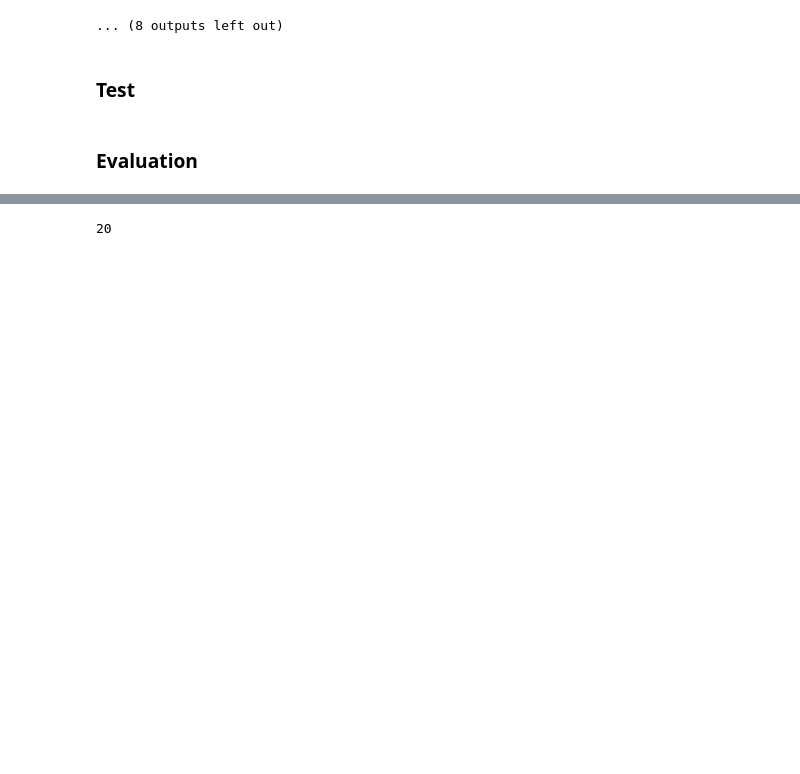
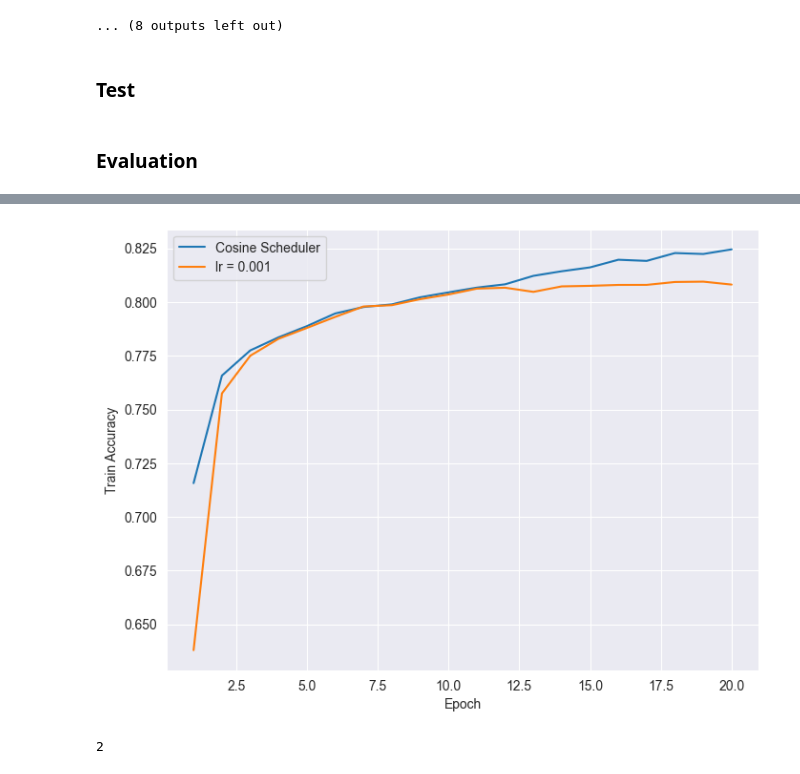
Before and after one commit to parissashahabi/CIFAR-10-Image-Classification-Using-MLP-and-RBF, a Jupyter notebook: training_by_backpropagation/Project_notebook.ipynb, the cells around one changed output, grey strips where cells are left out. Drawn from its saved outputs; the diff is of its cells as text; code cells hidden in the pictures; blank space fills up the shorter version.

```diff
--- a/training_by_backpropagation/Project_notebook.ipynb
+++ b/training_by_backpropagation/Project_notebook.ipynb
@@ -475,24 +477,24 @@ print(len(train_acc))
 # %%
 # train acc
 # Set up the plot
 sb.set_style("darkgrid")
 plt.figure(figsize=(8, 6))
 
 # Loop through each key in the dictionary and plot a line
 for key, data in train_acc.items():
     sb.lineplot(x=range(1, 21), y=data, label=key)
 
 # Add labels and legend
 
 plt.ylabel('Train Accuracy')
 plt.xlabel('Epoch')
-plt.legend(title = 'batch size')
 
 # Show the plot
 plt.show()
 print(len(train_acc))
 # %% [output]
+[figure, added]
-20
+2
 # %%
 # test acc
 sb.set_style("darkgrid")
```
Also changed, not shown: parts of 15 cells of this notebook, 40 other files.
